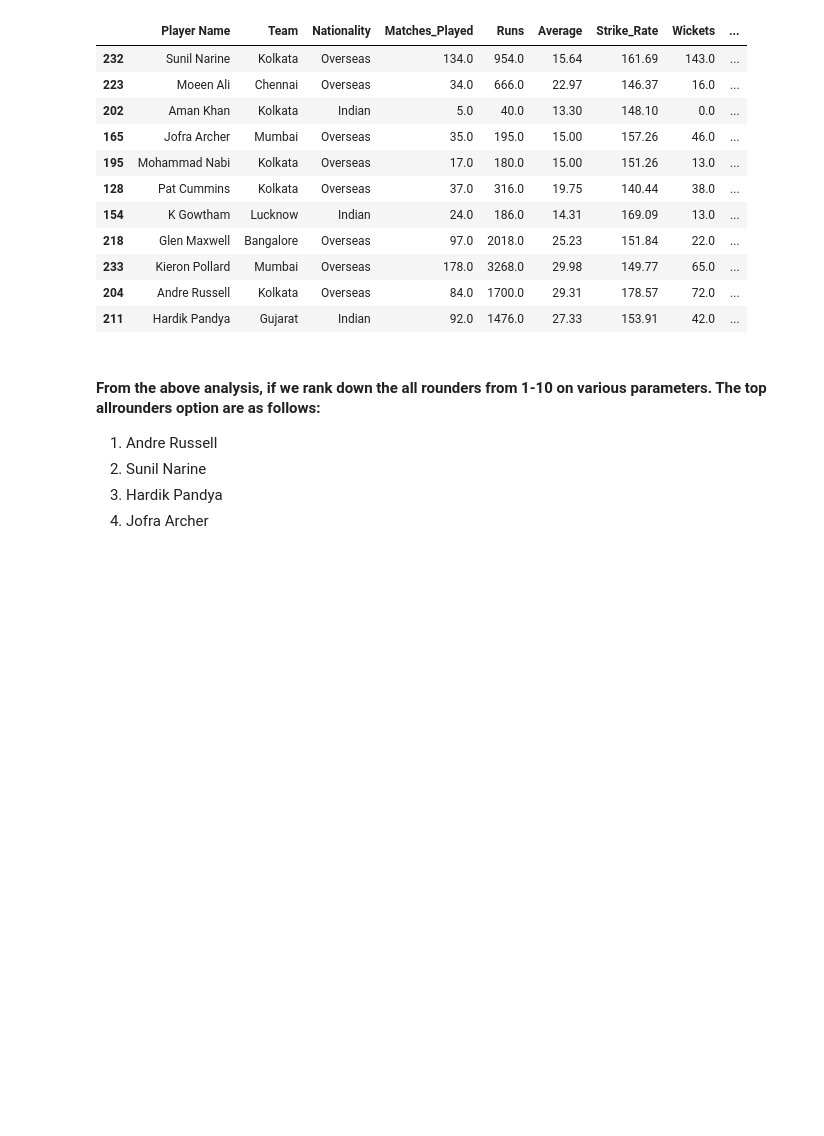
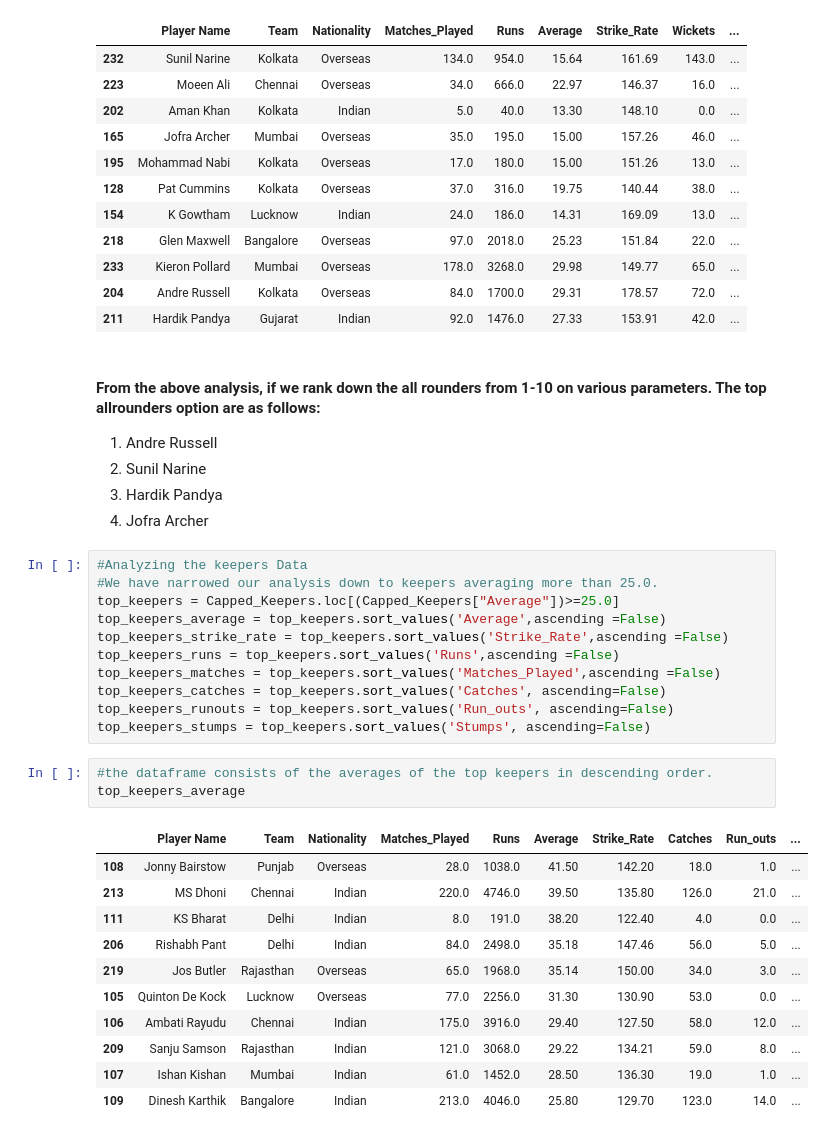
Before and after one commit to MadhavMishra1607/IPL_Cricket_Data_Analysis, a Jupyter notebook: IPL_Data_Analysis.ipynb, the cells around one changed output. Cells and saved outputs as stored; diff of their text form; blank space fills up the shorter version.

Commit message:
Keepers data updated

```diff
--- a/IPL_Data_Analysis.ipynb
+++ b/IPL_Data_Analysis.ipynb
@@ -522,3 +522,29 @@ top_allrounders_economy
 <li>Hardik Pandya</li>
 <li>Jofra Archer</li>
 </ol>
+# %%
+#Analyzing the keepers Data
+#We have narrowed our analysis down to keepers averaging more than 25.0.
+top_keepers = Capped_Keepers.loc[(Capped_Keepers["Average"])>=25.0]
+top_keepers_average = top_keepers.sort_values('Average',ascending =False)
+top_keepers_strike_rate = top_keepers.sort_values('Strike_Rate',ascending =False)
+top_keepers_runs = top_keepers.sort_values('Runs',ascending =False)
+top_keepers_matches = top_keepers.sort_values('Matches_Played',ascending =False)
+top_keepers_catches = top_keepers.sort_values('Catches', ascending=False)
+top_keepers_runouts = top_keepers.sort_values('Run_outs', ascending=False)
+top_keepers_stumps = top_keepers.sort_values('Stumps', ascending=False)
+# %%
+#the dataframe consists of the averages of the top keepers in descending order.
+top_keepers_average
+# %% [output]
+|  | Player Name | Team | Nationality | Matches_Played | Runs | Average | Strike_Rate | Catches | Run_outs | ... |
+| 108 | Jonny Bairstow | Punjab | Overseas | 28.0 | 1038.0 | 41.50 | 142.20 | 18.0 | 1.0 | ... |
+| 213 | MS Dhoni | Chennai | Indian | 220.0 | 4746.0 | 39.50 | 135.80 | 126.0 | 21.0 | ... |
+| 111 | KS Bharat | Delhi | Indian | 8.0 | 191.0 | 38.20 | 122.40 | 4.0 | 0.0 | ... |
+| 206 | Rishabh Pant | Delhi | Indian | 84.0 | 2498.0 | 35.18 | 147.46 | 56.0 | 5.0 | ... |
+| 219 | Jos Butler | Rajasthan | Overseas | 65.0 | 1968.0 | 35.14 | 150.00 | 34.0 | 3.0 | ... |
+| 105 | Quinton De Kock | Lucknow | Overseas | 77.0 | 2256.0 | 31.30 | 130.90 | 53.0 | 0.0 | ... |
+| 106 | Ambati Rayudu | Chennai | Indian | 175.0 | 3916.0 | 29.40 | 127.50 | 58.0 | 12.0 | ... |
+| 209 | Sanju Samson | Rajasthan | Indian | 121.0 | 3068.0 | 29.22 | 134.21 | 59.0 | 8.0 | ... |
+| 107 | Ishan Kishan | Mumbai | Indian | 61.0 | 1452.0 | 28.50 | 136.30 | 19.0 | 1.0 | ... |
+| 109 | Dinesh Karthik | Bangalore | Indian | 213.0 | 4046.0 | 25.80 | 129.70 | 123.0 | 14.0 | ... |
```
Also changed, not shown: parts of 6 cells of this notebook.
